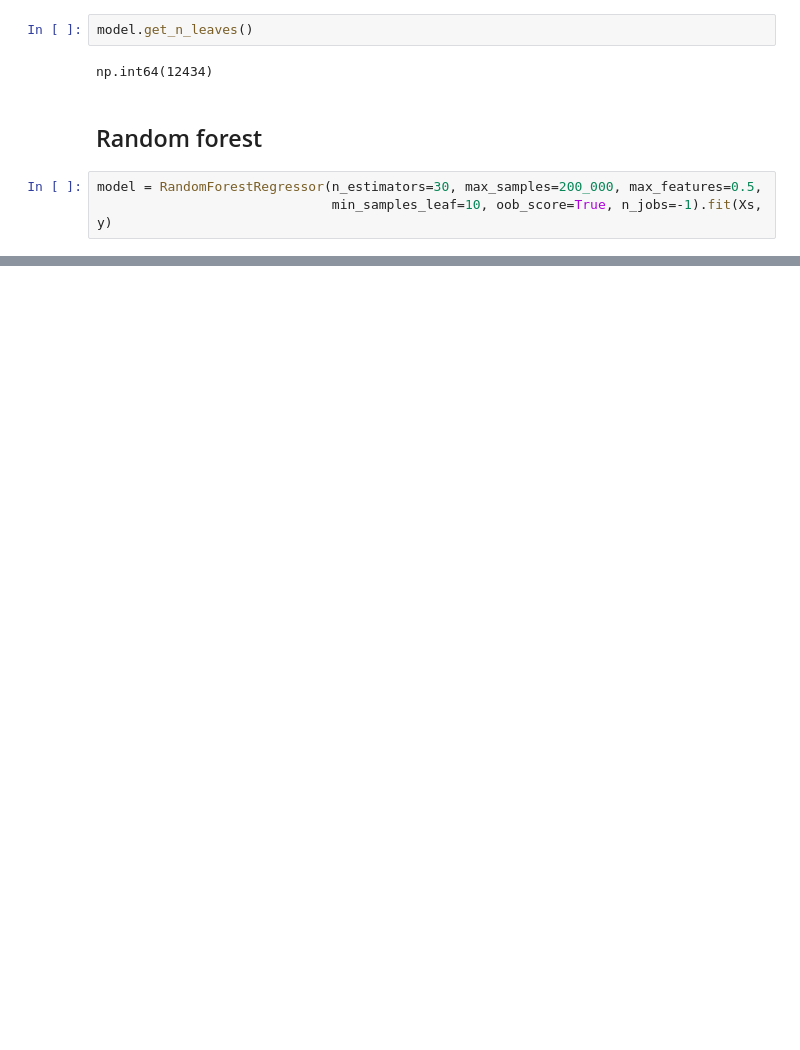
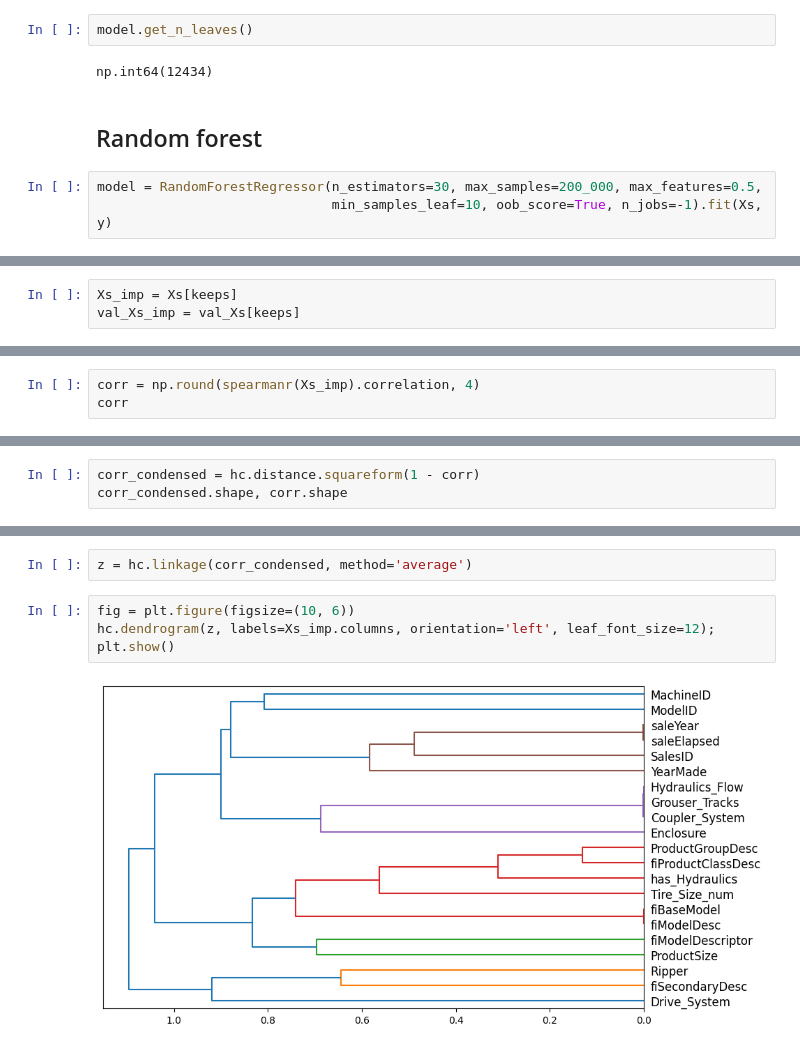
Before and after one commit to bhdai/bb_bulldozer, a Jupyter notebook: notebooks/bulldozer_model.ipynb, the cells around one changed output, grey strips where cells are left out. Saved outputs shown, nothing was run; the diff lists cells and outputs as text; blank space fills up the shorter version.

```diff
--- a/notebooks/bulldozer_model.ipynb
+++ b/notebooks/bulldozer_model.ipynb
@@ -664,0 +729,3 @@ plt.plot([rmse(preds[:i+1].mean(axis=0), val_y) for i in range(40)])
+# %%
+Xs_imp = Xs[keeps]
+val_Xs_imp = val_Xs[keeps]
@@ -664,0 +752,3 @@ plt.plot([rmse(preds[:i+1].mean(axis=0), val_y) for i in range(40)])
+# %%
+corr = np.round(spearmanr(Xs_imp).correlation, 4)
+corr
@@ -664,0 +775,3 @@ plt.plot([rmse(preds[:i+1].mean(axis=0), val_y) for i in range(40)])
+# %%
+corr_condensed = hc.distance.squareform(1 - corr)
+corr_condensed.shape, corr.shape
@@ -664,0 +790,7 @@ plt.plot([rmse(preds[:i+1].mean(axis=0), val_y) for i in range(40)])
+# %%
+z = hc.linkage(corr_condensed, method='average')
+# %%
+fig = plt.figure(figsize=(10, 6))
+hc.dendrogram(z, labels=Xs_imp.columns, orientation='left', leaf_font_size=12); plt.show()
+# %% [output]
+[figure, added]
```
Also changed, not shown: parts of 24 cells of this notebook.
